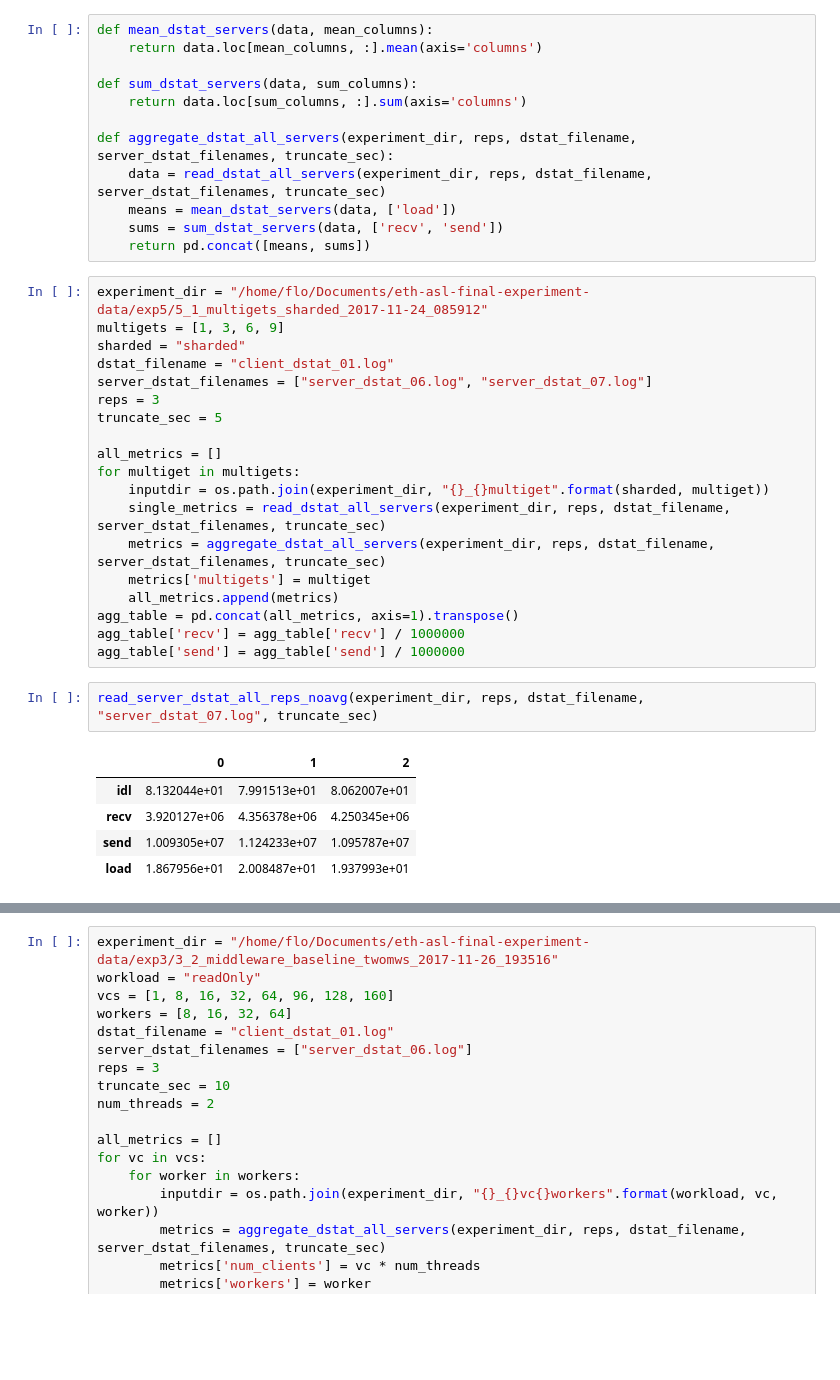
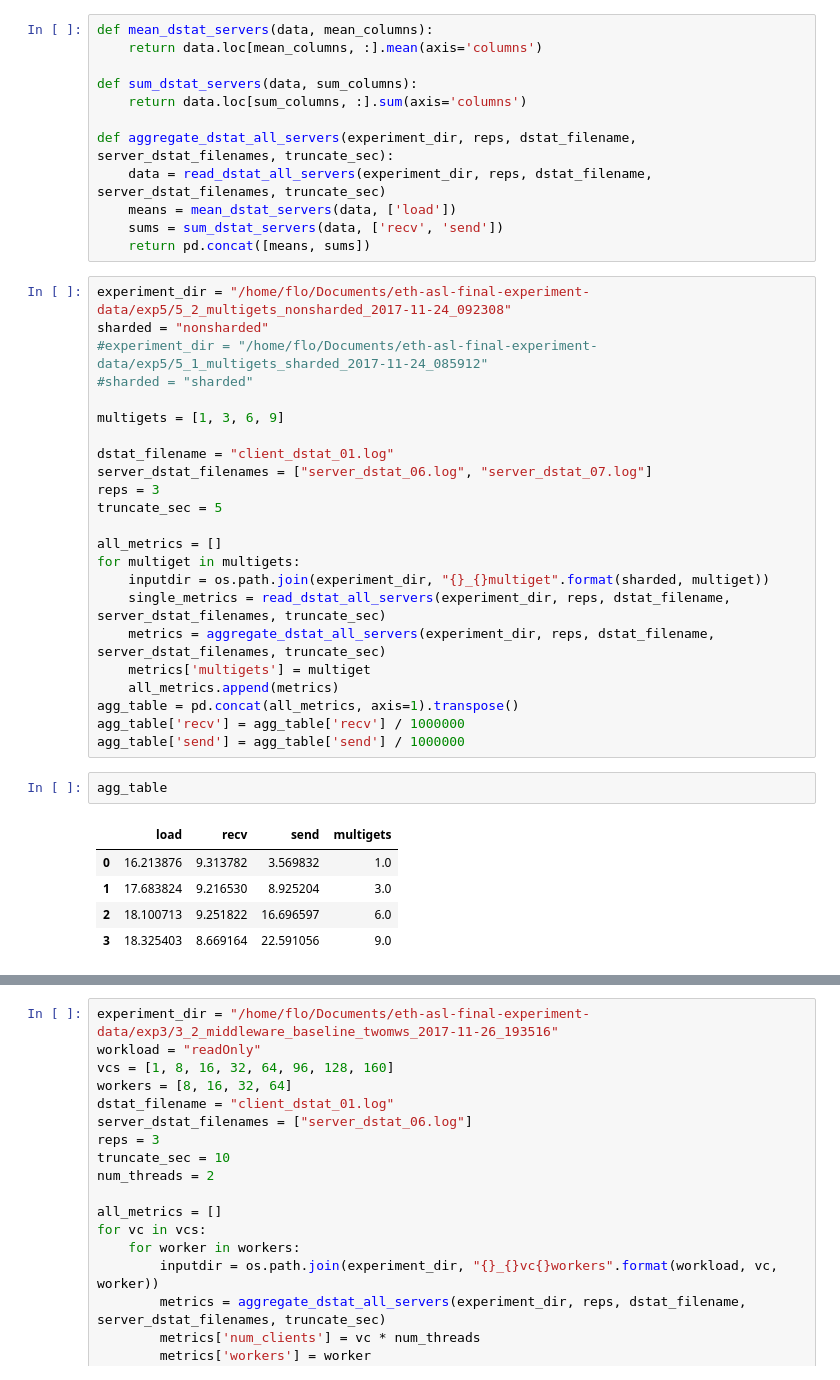
Before and after one commit to flock0/eth-asl, a Jupyter notebook: bash/5_multigets/postprocessing/server_dstat_logs.ipynb, the cells around one changed output, grey strips where cells are left out. Saved outputs shown, nothing was run; the diff lists cells and outputs as text; blank space fills up the shorter version.

```diff
--- a/bash/5_multigets/postprocessing/server_dstat_logs.ipynb
+++ b/bash/5_multigets/postprocessing/server_dstat_logs.ipynb
@@ -65,9 +65,13 @@ def aggregate_dstat_all_servers(experiment_dir, reps, dstat_filename, server_dst
     sums = sum_dstat_servers(data, ['recv', 'send'])
     return pd.concat([means, sums])
 # %%
-experiment_dir = "/home/flo/Documents/eth-asl-final-experiment-data/exp5/5_1_multigets_sharded_2017-11-24_085912"
+experiment_dir = "/home/flo/Documents/eth-asl-final-experiment-data/exp5/5_2_multigets_nonsharded_2017-11-24_092308"
+sharded = "nonsharded"
+#experiment_dir = "/home/flo/Documents/eth-asl-final-experiment-data/exp5/5_1_multigets_sharded_2017-11-24_085912"
+#sharded = "sharded"
+
 multigets = [1, 3, 6, 9]
-sharded = "sharded"
+
 dstat_filename = "client_dstat_01.log"
 server_dstat_filenames = ["server_dstat_06.log", "server_dstat_07.log"]
 reps = 3
@@ -83,14 +87,14 @@ for multiget in multigets:
 agg_table = pd.concat(all_metrics, axis=1).transpose()
 agg_table['recv'] = agg_table['recv'] / 1000000
 agg_table['send'] = agg_table['send'] / 1000000
-# %%
-read_server_dstat_all_reps_noavg(experiment_dir, reps, dstat_filename, "server_dstat_07.log", truncate_sec)
-# %% [output]
-|  | 0 | 1 | 2 |
-| idl | 8.132044e+01 | 7.991513e+01 | 8.062007e+01 |
-| recv | 3.920127e+06 | 4.356378e+06 | 4.250345e+06 |
-| send | 1.009305e+07 | 1.124233e+07 | 1.095787e+07 |
-| load | 1.867956e+01 | 2.008487e+01 | 1.937993e+01 |
+# %%
+agg_table
+# %% [output]
+|  | load | recv | send | multigets |
+| 0 | 16.213876 | 9.313782 | 3.569832 | 1.0 |
+| 1 | 17.683824 | 9.216530 | 8.925204 | 3.0 |
+| 2 | 18.100713 | 9.251822 | 16.696597 | 6.0 |
+| 3 | 18.325403 | 8.669164 | 22.591056 | 9.0 |
 # %%
 
 fig, ax = plt.subplots()
```
Also changed, not shown: parts of 1 cell of this notebook, 4 other files.
